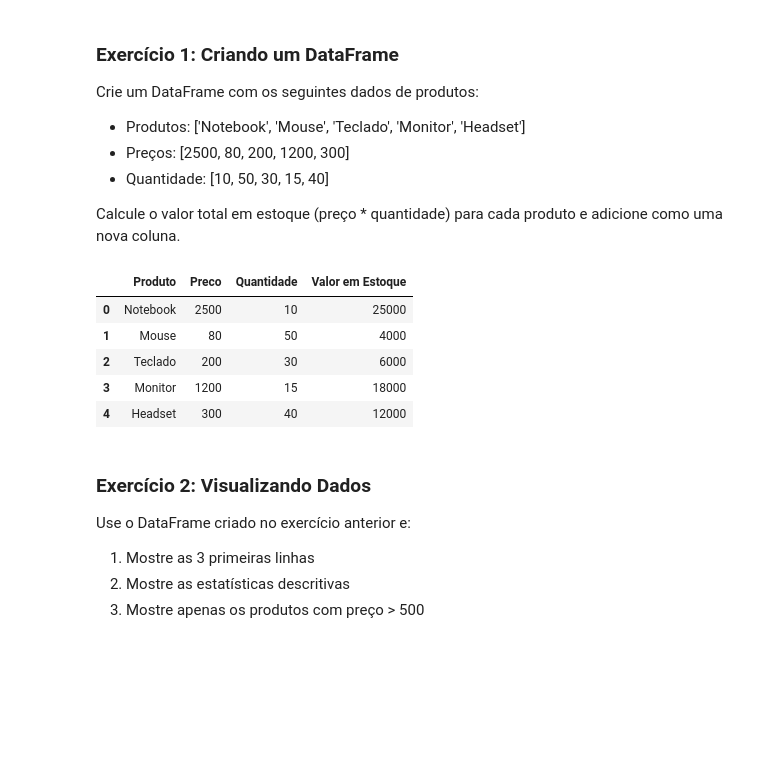
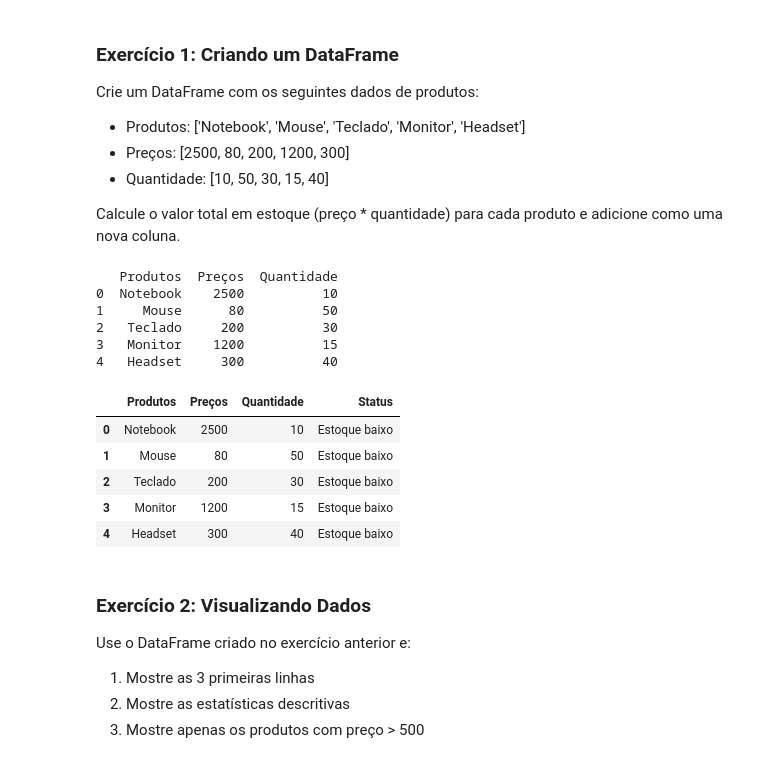
Before and after one commit to zaodelboni-rgb/Repositorio_MaterialComplementar_EAD, a Jupyter notebook: Modulo_3/pandas_ead1.ipynb, the cells around one changed output. Drawn from its saved outputs; the diff is of its cells as text; code cells hidden in the pictures; blank space fills up the shorter version.

```diff
--- a/Modulo_3/pandas_ead1.ipynb
+++ b/Modulo_3/pandas_ead1.ipynb
@@ -186,22 +186,32 @@ Crie um DataFrame com os seguintes dados de produtos:
 Calcule o valor total em estoque (preço * quantidade) para cada produto e adicione como uma nova coluna.
 # %%
 # Seu código aqui
-produtos_vendas ={
-    'Produto': ['Notebook', 'Mouse', 'Teclado', 'Monitor', 'Headset'],
-    'Preco': [2500, 80, 200, 1200, 300],
-    'Quantidade': [10, 50, 30, 15, 40],
+
+dados = {
+    'Produtos': ['Notebook', 'Mouse', 'Teclado', 'Monitor', 'Headset'],
+    'Preços': [2500, 80, 200, 1200, 300],
+    'Quantidade': [10, 50, 30, 15, 40]
 }
-df = pd.DataFrame(produtos_vendas)
+
+df = pd.DataFrame(dados)
+print(df)
+
+df['Status'] = df['Quantidade'].apply(lambda x: 'Estoque alto' if x >= 500 else 'Estoque baixo')
+
+df
+# %% [output]
+   Produtos  Preços  Quantidade
+0  Notebook    2500          10
+1     Mouse      80          50
+2   Teclado     200          30
+3   Monitor    1200          15
+4   Headset     300          40
+|  | Produtos | Preços | Quantidade | Status |
+| 0 | Notebook | 2500 | 10 | Estoque baixo |
+| 1 | Mouse | 80 | 50 | Estoque baixo |
+| 2 | Teclado | 200 | 30 | Estoque baixo |
+| 3 | Monitor | 1200 | 15 | Estoque baixo |
+| 4 | Headset | 300 | 40 | Estoque baixo |
-# %%
-df['Valor em Estoque']= df['Preco'] * df['Quantidade']
-df
-# %% [output]
-|  | Produto | Preco | Quantidade | Valor em Estoque |
-| 0 | Notebook | 2500 | 10 | 25000 |
-| 1 | Mouse | 80 | 50 | 4000 |
-| 2 | Teclado | 200 | 30 | 6000 |
-| 3 | Monitor | 1200 | 15 | 18000 |
-| 4 | Headset | 300 | 40 | 12000 |
 # %% [markdown]
 ### Exercício 2: Visualizando Dados
 Use o DataFrame criado no exercício anterior e:
```
Also changed, not shown: parts of 7 cells of this notebook, 11 other files.
